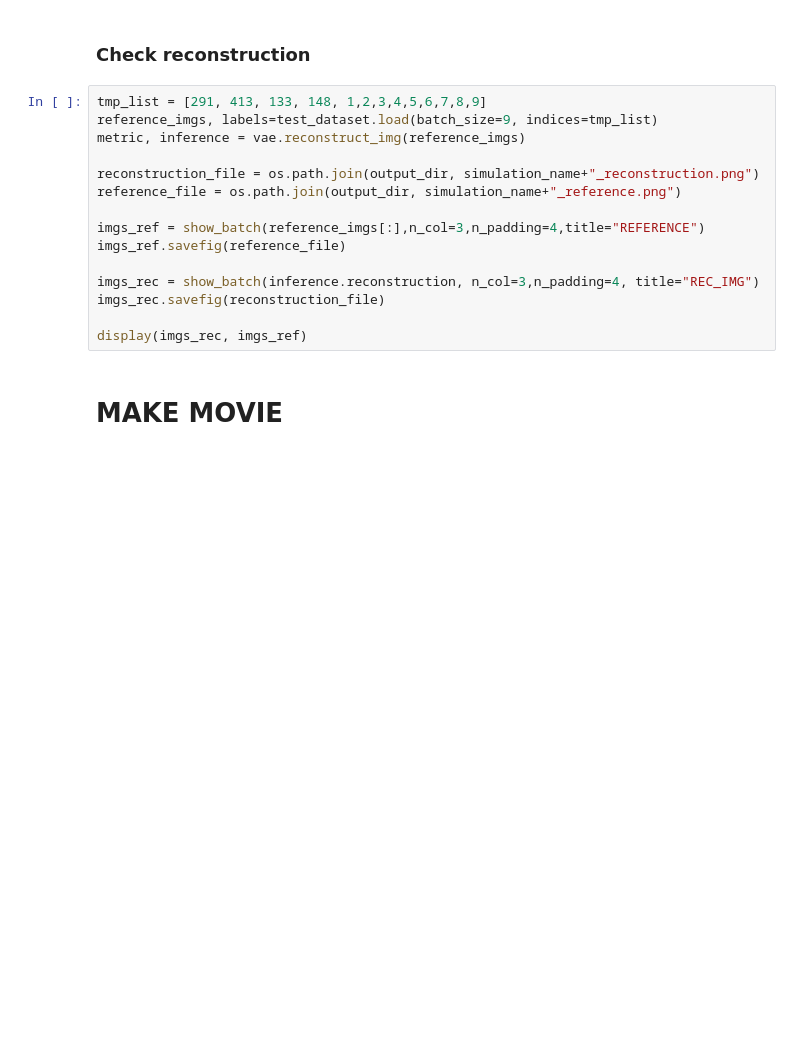
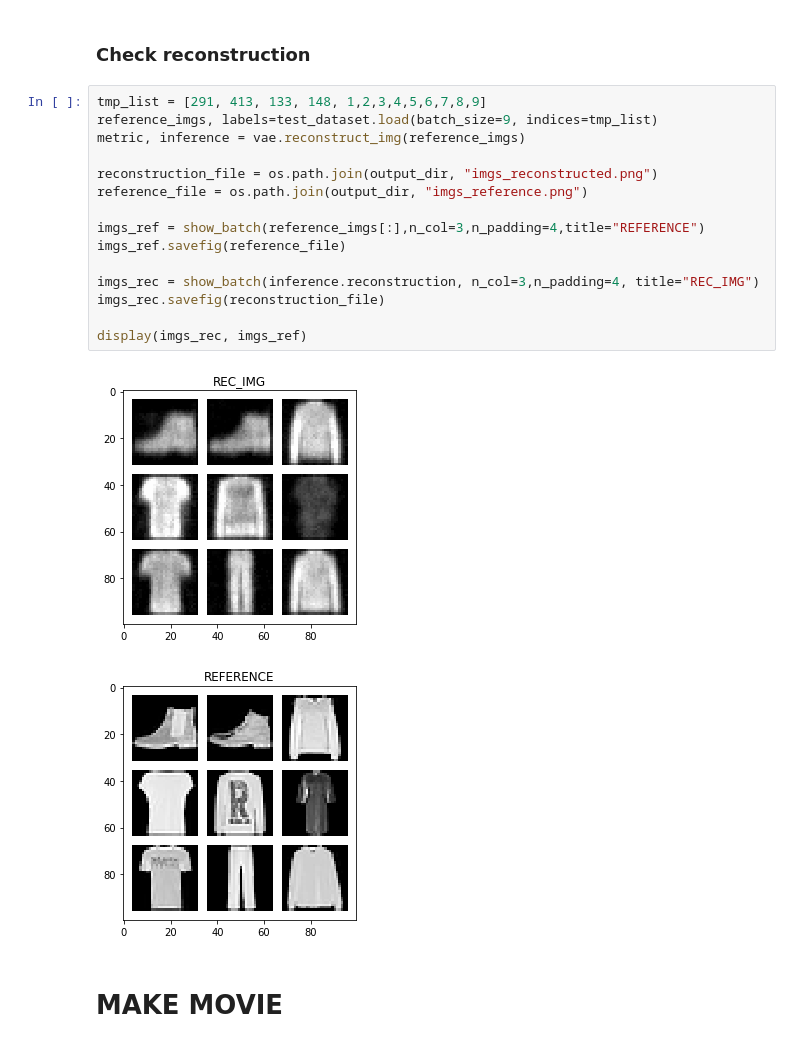
Before and after one commit to dalessioluca/cromwell_for_ML, a Jupyter notebook: main.ipynb, the cells around one changed output. Cells and saved outputs as stored; diff of their text form; blank space fills up the shorter version.

```diff
--- a/main.ipynb
+++ b/main.ipynb
@@ -285,18 +355,21 @@ fig.savefig(tmp_file)
 # %%
 tmp_list = [291, 413, 133, 148, 1,2,3,4,5,6,7,8,9]
 reference_imgs, labels=test_dataset.load(batch_size=9, indices=tmp_list)
 metric, inference = vae.reconstruct_img(reference_imgs)
 
-reconstruction_file = os.path.join(output_dir, simulation_name+"_reconstruction.png")
-reference_file = os.path.join(output_dir, simulation_name+"_reference.png")
+reconstruction_file = os.path.join(output_dir, "imgs_reconstructed.png")
+reference_file = os.path.join(output_dir, "imgs_reference.png")
 
 imgs_ref = show_batch(reference_imgs[:],n_col=3,n_padding=4,title="REFERENCE")
 imgs_ref.savefig(reference_file)
 
 imgs_rec = show_batch(inference.reconstruction, n_col=3,n_padding=4, title="REC_IMG")
 imgs_rec.savefig(reconstruction_file)
 
 display(imgs_rec, imgs_ref)
+# %% [output]
+[figure, added]
+[figure, added]
 # %% [markdown]
 # MAKE MOVIE
 # %%
```
Also changed, not shown: parts of 26 cells of this notebook, 3 other files.
